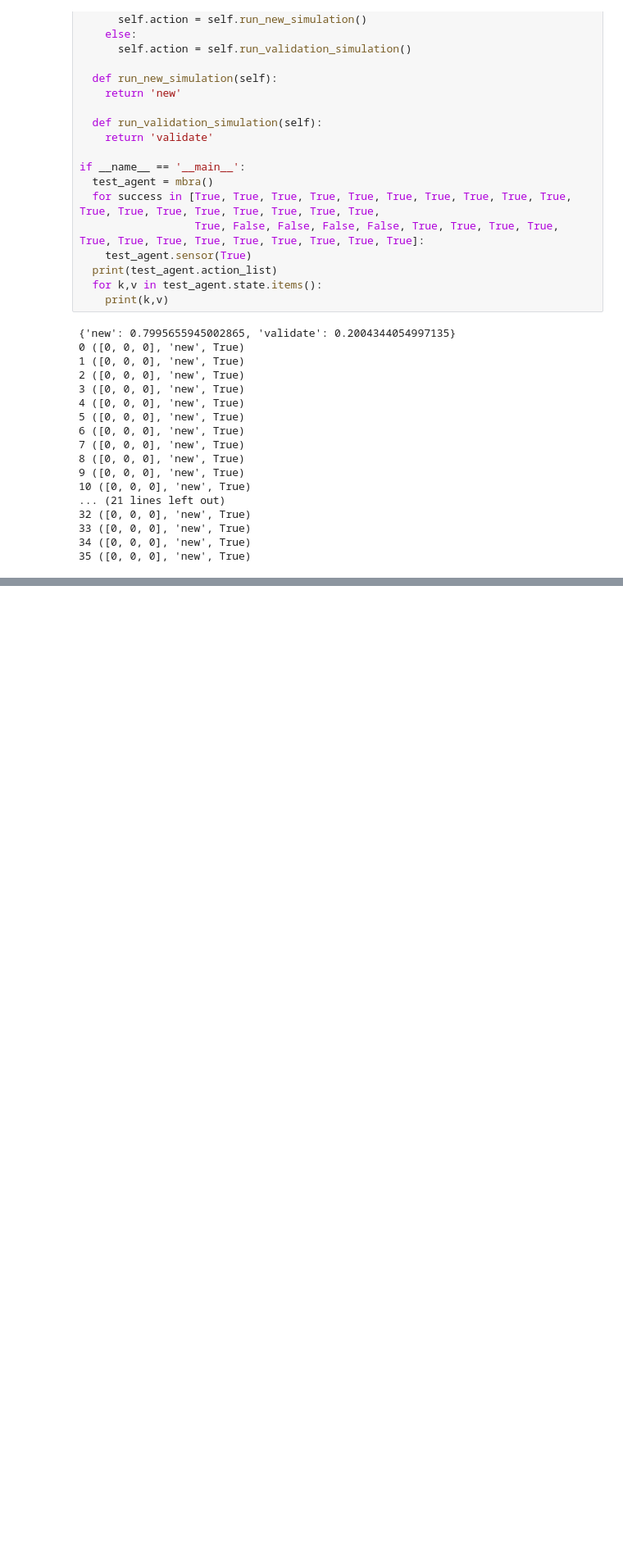
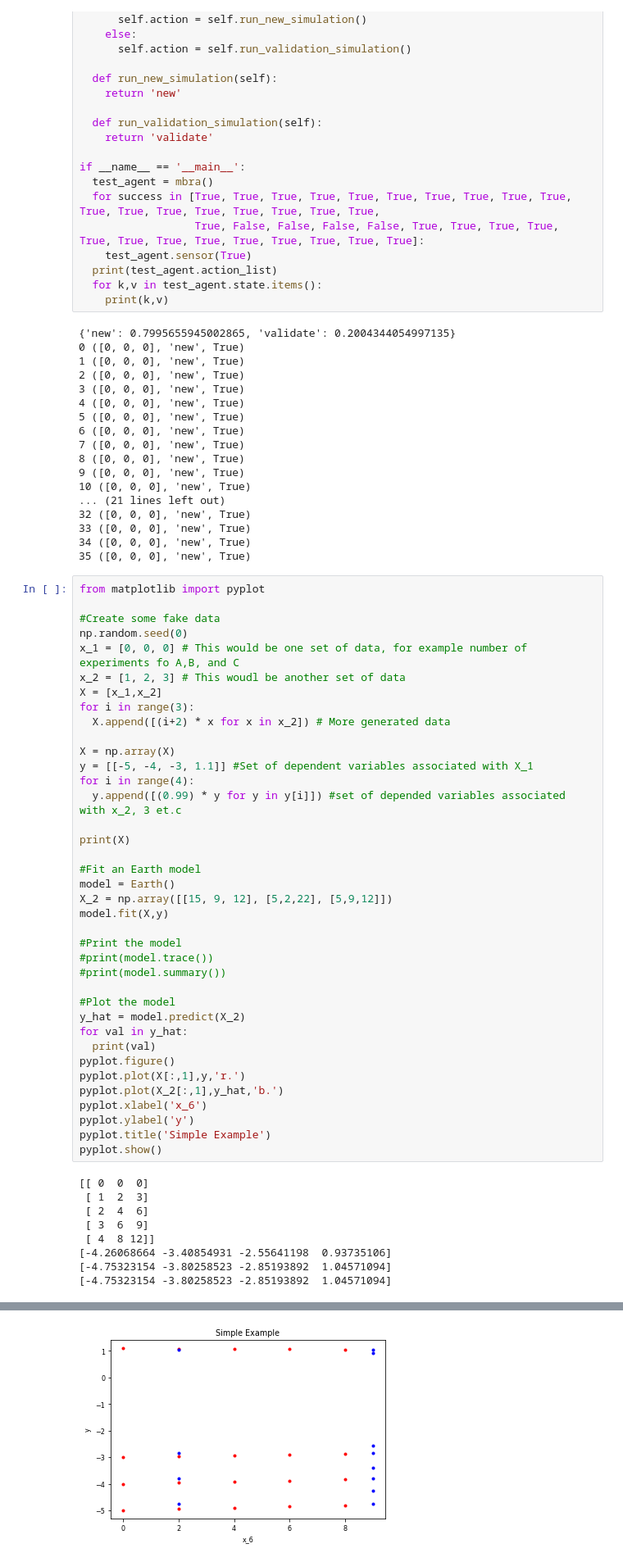
Before and after one commit to rtrp/osu-transport, a Jupyter notebook: users/stewryan/Blackboard.ipynb, the cells around one changed output, grey strips where cells are left out. Shown: that part at 82% size. Saved outputs shown, nothing was run; the diff lists cells and outputs as text; blank space fills up the shorter version.

Commit message:
Added MARS example

```diff
--- a/users/stewryan/Blackboard.ipynb
+++ b/users/stewryan/Blackboard.ipynb
@@ -433,3 +438,50 @@ if __name__ == '__main__':
 33 ([0, 0, 0], 'new', True)
 34 ([0, 0, 0], 'new', True)
 35 ([0, 0, 0], 'new', True)
+# %%
+from matplotlib import pyplot
+
+#Create some fake data
+np.random.seed(0)
+x_1 = [0, 0, 0] # This would be one set of data, for example number of experiments fo A,B, and C
+x_2 = [1, 2, 3] # This woudl be another set of data
+X = [x_1,x_2]
+for i in range(3):
+  X.append([(i+2) * x for x in x_2]) # More generated data
+
+X = np.array(X)
+y = [[-5, -4, -3, 1.1]] #Set of dependent variables associated with X_1
+for i in range(4):
+  y.append([(0.99) * y for y in y[i]]) #set of depended variables associated with x_2, 3 et.c
+
+print(X)
+
+#Fit an Earth model
+model = Earth()
+X_2 = np.array([[15, 9, 12], [5,2,22], [5,9,12]])
+model.fit(X,y)
+
+#Print the model
+#print(model.trace())
+#print(model.summary())
+
+#Plot the model
+y_hat = model.predict(X_2)
+for val in y_hat:
+  print(val)
+pyplot.figure()
+pyplot.plot(X[:,1],y,'r.')
+pyplot.plot(X_2[:,1],y_hat,'b.')
+pyplot.xlabel('x_6')
+pyplot.ylabel('y')
+pyplot.title('Simple Example')
+pyplot.show()
+# %% [output]
+[[ 0  0  0]
+ [ 1  2  3]
+ [ 2  4  6]
+ [ 3  6  9]
+ [ 4  8 12]]
+[-4.26068664 -3.40854931 -2.55641198  0.93735106]
+[-4.75323154 -3.80258523 -2.85193892  1.04571094]
+[-4.75323154 -3.80258523 -2.85193892  1.04571094]
@@ -435,0 +492 @@ if __name__ == '__main__':
+[figure, added]
```
Also changed, not shown: parts of 6 cells of this notebook.
